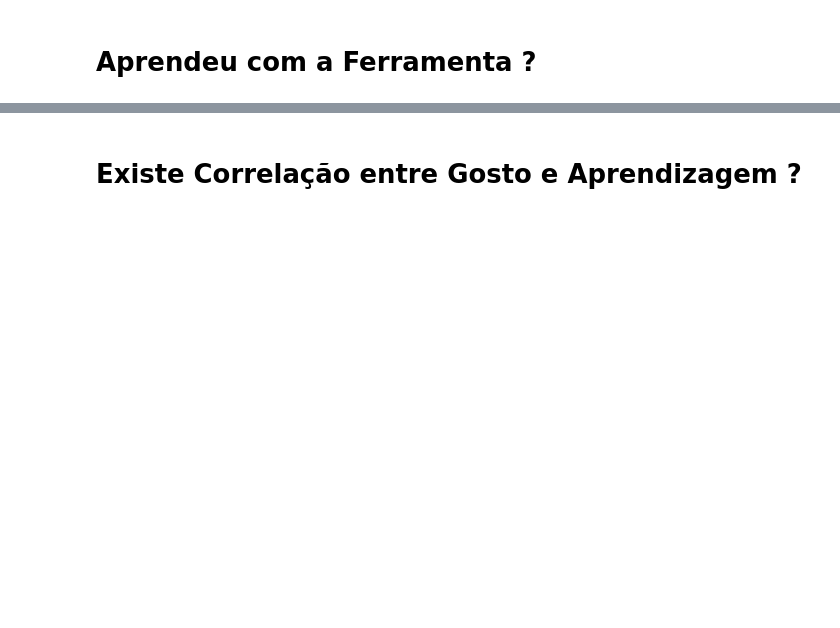
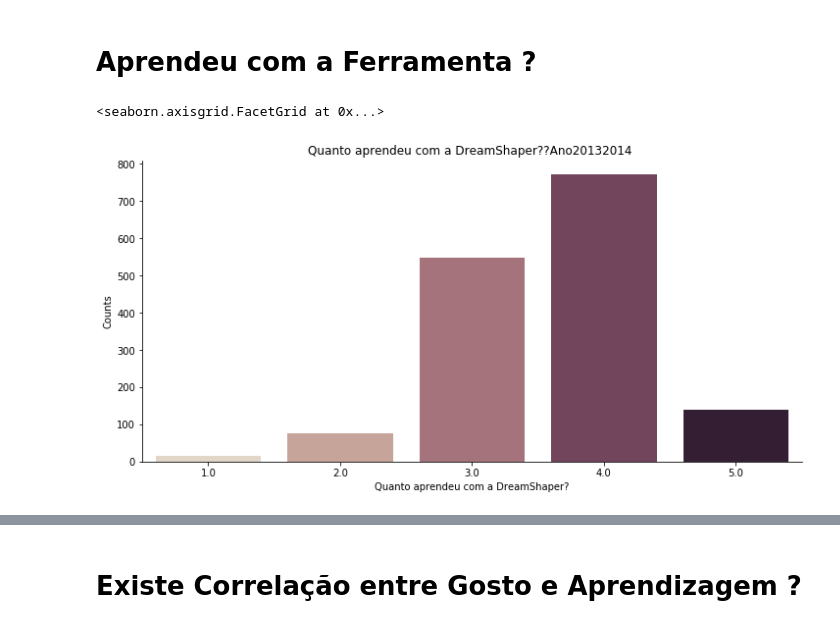
Before and after one commit to DSWorkPortugal/MscThesisFernando, a Jupyter notebook: DataAnalysis.ipynb, the cells around one changed output, grey strips where cells are left out. Drawn from its saved outputs; the diff is of its cells as text; code cells hidden in the pictures; blank space fills up the shorter version.

```diff
--- a/DataAnalysis.ipynb
+++ b/DataAnalysis.ipynb
@@ -105,17 +168,46 @@ f5_ax2.set(xlabel='Está satisfeito com a ferramenta DreamShaper?', ylabel='Coun
 # %% [markdown]
 # Aprendeu com a Ferramenta ? <a name="aprendizagem"></a>
 # %%
-Ano20132014.loc[Ano20132014['Quanto aprendeu com a DreamShaper?'] == "Pouco", 'Quanto aprendeu com a DreamShaper?Encod'] = '1 - Pouco'
-Ano20132014.loc[Ano20132014['Quanto aprendeu com a DreamShaper?'] == "Pouco", 'Quanto aprendeu com a DreamShaper?Encod'] = '1 - Pouco'
-Ano20132014.loc[Ano20132014['Quanto aprendeu com a DreamShaper?'] == "Pouco", 'Quanto aprendeu com a DreamShaper?Encod'] = '1 - Pouco'
-Ano20132014.loc[Ano20132014['Quanto aprendeu com a DreamShaper?'] == "Pouco", 'Quanto aprendeu com a DreamShaper?Encod'] = '1 - Pouco'
-Ano20132014.loc[Ano20132014['Quanto aprendeu com a DreamShaper?'] == "Pouco", 'Quanto aprendeu com a DreamShaper?Encod'] = '1 - Pouco'
-Ano20132014.loc[Ano20132014['Quanto aprendeu com a DreamShaper?'] == "Pouco", 'Quanto aprendeu com a DreamShaper?Encod'] = '1 - Pouco'
+Ano20132014.loc[Ano20132014['Quanto aprendeu com a DreamShaper?'] == "Nada", 'Quanto aprendeu com a DreamShaper?Encod'] = 1
+Ano20132014.loc[Ano20132014['Quanto aprendeu com a DreamShaper?'] == "Pouco", 'Quanto aprendeu com a DreamShaper?Encod'] = 2
+Ano20132014.loc[Ano20132014['Quanto aprendeu com a DreamShaper?'] == "Alguma coisa", 'Quanto aprendeu com a DreamShaper?Encod'] = 3
+Ano20132014.loc[Ano20132014['Quanto aprendeu com a DreamShaper?'] == "Bastante", 'Quanto aprendeu com a DreamShaper?Encod'] = 4
+Ano20132014.loc[Ano20132014['Quanto aprendeu com a DreamShaper?'] == "Imenso", 'Quanto aprendeu com a DreamShaper?Encod'] = 5
+
+
+Ano20142015.loc[Ano20142015['Quanto aprendeu com a DreamShaper?'] == "Não aprendi nada", 'Quanto aprendeu com a DreamShaper?Encod'] = 1
+Ano20142015.loc[Ano20142015['Quanto aprendeu com a DreamShaper?'] == "Aprendi, mas pouco", 'Quanto aprendeu com a DreamShaper?Encod'] = 2
+Ano20142015.loc[Ano20142015['Quanto aprendeu com a DreamShaper?'] == "Aprendi alguma coisa", 'Quanto aprendeu com a DreamShaper?Encod'] = 3
+Ano20142015.loc[Ano20142015['Quanto aprendeu com a DreamShaper?'] == "Aprendi bastante", 'Quanto aprendeu com a DreamShaper?Encod'] = 4
+Ano20142015.loc[Ano20142015['Quanto aprendeu com a DreamShaper?'] == "Aprendi imenso!", 'Quanto aprendeu com a DreamShaper?Encod'] = 5
+
+
+Ano20152016.loc[Ano20152016['Quanto aprendeu com a DreamShaper?'] == "Nada", 'Quanto aprendeu com a DreamShaper?Encod'] = 1
+Ano20152016.loc[Ano20152016['Quanto aprendeu com a DreamShaper?'] == "Pouco", 'Quanto aprendeu com a DreamShaper?Encod'] = 2
+Ano20152016.loc[Ano20152016['Quanto aprendeu com a DreamShaper?'] == "Alguma coisa", 'Quanto aprendeu com a DreamShaper?Encod'] = 3
+Ano20152016.loc[Ano20152016['Quanto aprendeu com a DreamShaper?'] == "Bastante", 'Quanto aprendeu com a DreamShaper?Encod'] = 4
+Ano20152016.loc[Ano20152016['Quanto aprendeu com a DreamShaper?'] == "Imenso", 'Quanto aprendeu com a DreamShaper?Encod'] = 5
+
+
+Ano20162017.loc[Ano20162017['Quanto aprendeu com a DreamShaper?'] == "Nada", 'Quanto aprendeu com a DreamShaper?Encod'] = 1
+Ano20162017.loc[Ano20162017['Quanto aprendeu com a DreamShaper?'] == "Pouco", 'Quanto aprendeu com a DreamShaper?Encod'] = 2
+Ano20162017.loc[Ano20162017['Quanto aprendeu com a DreamShaper?'] == "Alguma coisa", 'Quanto aprendeu com a DreamShaper?Encod'] = 3
+Ano20162017.loc[Ano20162017['Quanto aprendeu com a DreamShaper?'] == "Bastante", 'Quanto aprendeu com a DreamShaper?Encod'] = 4
+Ano20162017.loc[Ano20162017['Quanto aprendeu com a DreamShaper?'] == "Imenso", 'Quanto aprendeu com a DreamShaper?Encod'] = 5
+
+Ano20172018.loc[Ano20172018['Quanto aprendeu com a DreamShaper?'] == "Nada", 'Quanto aprendeu com a DreamShaper?Encod'] = 1
+Ano20172018.loc[Ano20172018['Quanto aprendeu com a DreamShaper?'] == "Pouco", 'Quanto aprendeu com a DreamShaper?Encod'] = 2
+Ano20172018.loc[Ano20172018['Quanto aprendeu com a DreamShaper?'] == "Alguma coisa", 'Quanto aprendeu com a DreamShaper?Encod'] = 3
+Ano20172018.loc[Ano20172018['Quanto aprendeu com a DreamShaper?'] == "Bastante", 'Quanto aprendeu com a DreamShaper?Encod'] = 4
+Ano20172018.loc[Ano20172018['Quanto aprendeu com a DreamShaper?'] == "Imenso", 'Quanto aprendeu com a DreamShaper?Encod'] = 5
 # %%
 
 #Ano20132014
-a1_ax1 =  sns.catplot(x="Quanto aprendeu com a DreamShaper?", kind="count", palette="ch:.25", data=Ano20132014, aspect = 2 )
+a1_ax1 =  sns.catplot(x="Quanto aprendeu com a DreamShaper?Encod", kind="count", palette="ch:.25", data=Ano20132014, aspect = 2 )
 a1_ax1.set(xlabel='Quanto aprendeu com a DreamShaper?', ylabel='Counts', title='Quanto aprendeu com a DreamShaper??Ano20132014 ')
+# %% [output]
+<seaborn.axisgrid.FacetGrid at 0x...>
+[figure, added]
 # %%
 
 #Ano20142015
```
Also changed, not shown: parts of 33 cells of this notebook.
